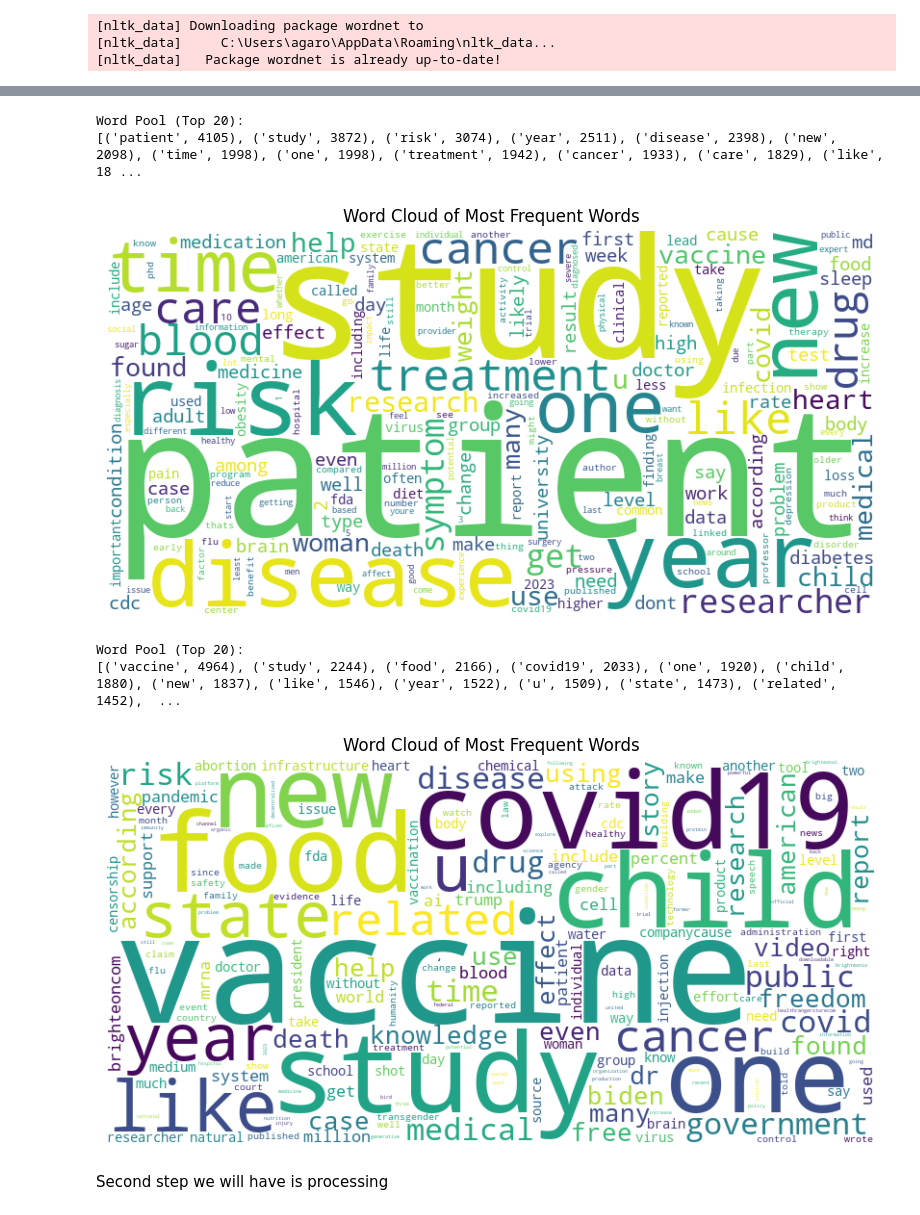
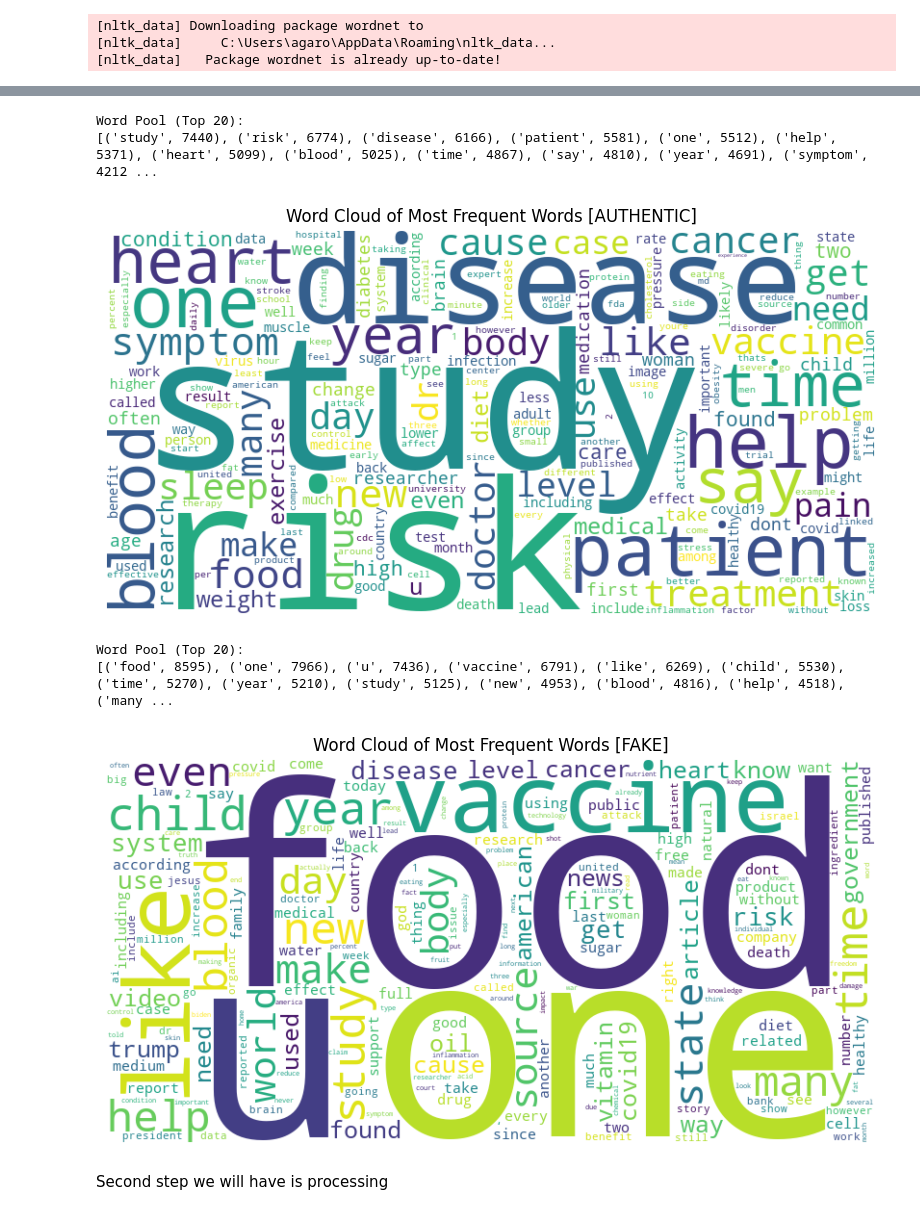
Before and after one commit to IAmMichaelP/Chiron-Data-Collection, a Jupyter notebook: algorithm/chiron_algorithm2.ipynb, the cells around one changed output, grey strips where cells are left out. Cells and saved outputs as stored; diff of their text form; code cells hidden in the pictures.

Commit message:
added dataset4

```diff
--- a/algorithm/chiron_algorithm2.ipynb
+++ b/algorithm/chiron_algorithm2.ipynb
@@ -20,7 +20,7 @@ import matplotlib.pyplot as plt
 from sklearn.feature_extraction.text import CountVectorizer, TfidfVectorizer
 import numpy as np
 # %%
-data = r"C:\Users\agaro\Documents\GitHub\Chiron\dataset1.csv"
+data = r"./dataset4.csv"
 
 df = pd.read_csv(data)
 print(df.head())
@@ -262,35 +264,35 @@ wordcloud = WordCloud(width=800, height=400, background_color='white').generate_
 plt.figure(figsize=(10, 5))
 plt.imshow(wordcloud, interpolation='bilinear')
 plt.axis('off')
-plt.title("Word Cloud of Most Frequent Words")
+plt.title("Word Cloud of Most Frequent Words [AUTHENTIC]")
 plt.show()
 # %% [output]
 Word Pool (Top 20):
-[('patient', 4105), ('study', 3872), ('risk', 3074), ('year', 2511), ('disease', 2398), ('new', 2098), ('time', 1998), ('one', 1998), ('treatment', 1942), ('cancer', 1933), ('care', 1829), ('like', 18 ...
+[('study', 7440), ('risk', 6774), ('disease', 6166), ('patient', 5581), ('one', 5512), ('help', 5371), ('heart', 5099), ('blood', 5025), ('time', 4867), ('say', 4810), ('year', 4691), ('symptom', 4212 ...
-[figure, old version]
+[figure, new version]
 # %%
 # Create a word pool (frequency distribution) for FAKE NEWS
 word_pool = Counter()
 for tokens in fake_tokens:
     word_pool.update(tokens)
 
 # Display the most common words
 print("\nWord Pool (Top 20):")
 print(word_pool.most_common(50))
 
 # Generate a Word Cloud
 wordcloud = WordCloud(width=800, height=400, background_color='white').generate_from_frequencies(word_pool)
 
 # Plot the Word Cloud
 plt.figure(figsize=(10, 5))
 plt.imshow(wordcloud, interpolation='bilinear')
 plt.axis('off')
-plt.title("Word Cloud of Most Frequent Words")
+plt.title("Word Cloud of Most Frequent Words [FAKE]")
 plt.show()
 # %% [output]
 Word Pool (Top 20):
-[('vaccine', 4964), ('study', 2244), ('food', 2166), ('covid19', 2033), ('one', 1920), ('child', 1880), ('new', 1837), ('like', 1546), ('year', 1522), ('u', 1509), ('state', 1473), ('related', 1452),  ...
+[('food', 8595), ('one', 7966), ('u', 7436), ('vaccine', 6791), ('like', 6269), ('child', 5530), ('time', 5270), ('year', 5210), ('study', 5125), ('new', 4953), ('blood', 4816), ('help', 4518), ('many ...
-[figure, old version]
+[figure, new version]
 # %% [markdown]
 Second step we will have is processing
 # %%
```
Also changed, not shown: parts of 11 cells of this notebook, 6 other files.
